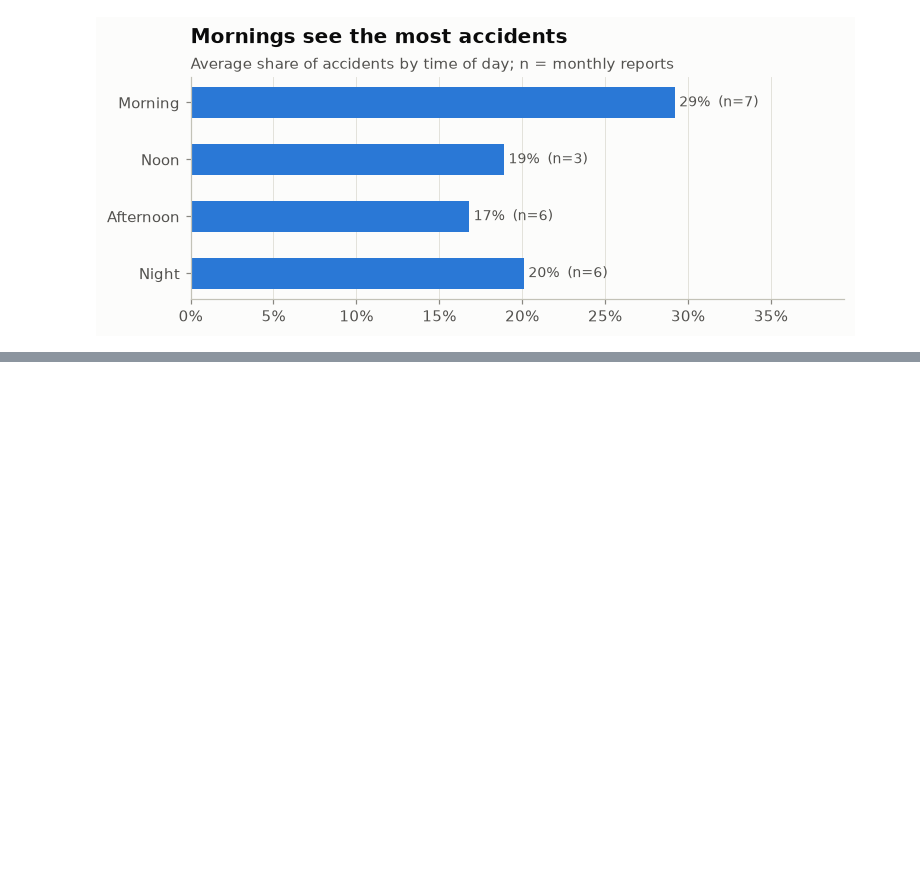
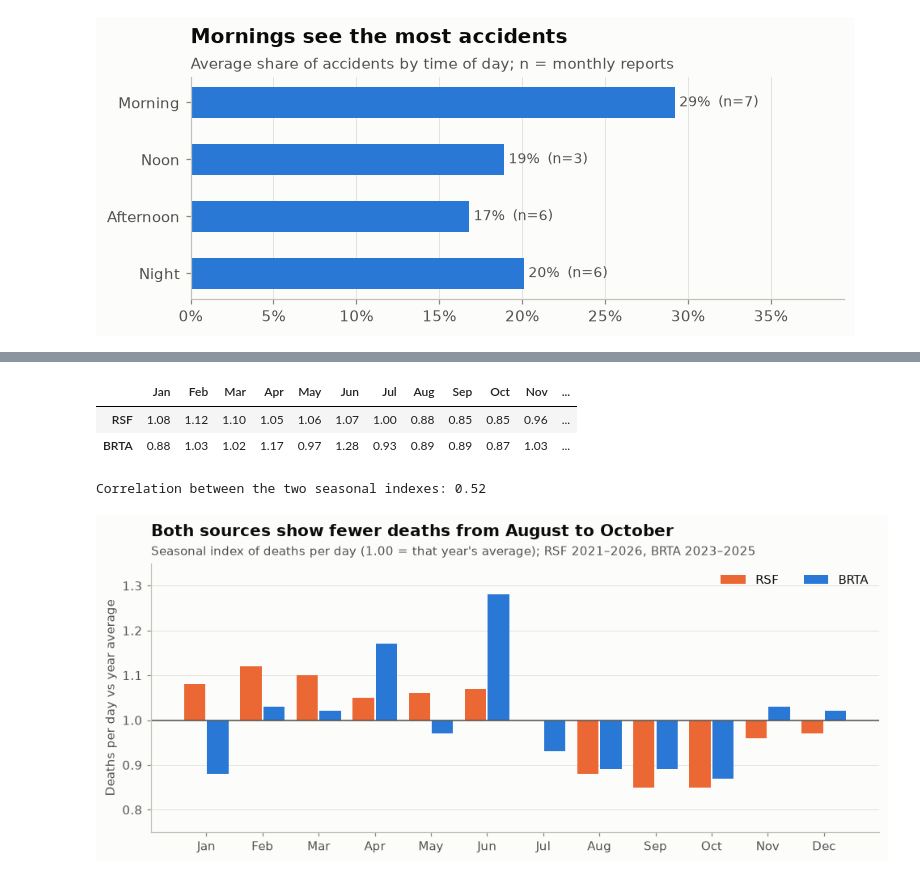
Before and after one commit to MehrazRumman/BD-Road-Accident, a Jupyter notebook: notebooks/02_analysis.ipynb, the cells around one changed output, grey strips where cells are left out. Saved outputs shown, nothing was run; the diff lists cells and outputs as text; code cells hidden in the pictures; blank space fills up the shorter version.

```diff
--- a/notebooks/02_analysis.ipynb
+++ b/notebooks/02_analysis.ipynb
@@ -576 +728,31 @@ save(fig, "11_time_of_day")
+# %%
+b3 = brta[brta["year"].isin(FULL_BRTA_YEARS) & ~((brta["year"] == 2024) & (brta["month"] == 8))].copy()
+b3["index"] = b3["deaths_per_day"] / b3.groupby("year")["deaths_per_day"].transform("mean")
+brta_idx = b3.groupby("month")["index"].mean().reindex(range(1, 13))
+brta_idx.index = MONTHS
+seasonal_cmp = pd.DataFrame({"RSF": season_idx["mean"], "BRTA": brta_idx}).round(2)
+seasonal_cmp.T
+# %% [output]
+|  | Jan | Feb | Mar | Apr | May | Jun | Jul | Aug | Sep | Oct | Nov | ... |
+| RSF | 1.08 | 1.12 | 1.10 | 1.05 | 1.06 | 1.07 | 1.00 | 0.88 | 0.85 | 0.85 | 0.96 | ... |
+| BRTA | 0.88 | 1.03 | 1.02 | 1.17 | 0.97 | 1.28 | 0.93 | 0.89 | 0.89 | 0.87 | 1.03 | ... |
+# %%
+fig, ax = plt.subplots(figsize=(9, 4))
+x = np.arange(12)
+w = 0.38
+for i, (col, color) in enumerate([("RSF", ORANGE), ("BRTA", BLUE)]):
+    ax.bar(x + (i - 0.5) * (w + 0.03), seasonal_cmp[col] - 1, bottom=1, width=w, color=color, label=col)
+ax.axhline(1, color=INK2, lw=1)
+ax.set_xticks(x, MONTHS)
+ax.set_ylim(0.75, 1.35)
+ax.set_ylabel("Deaths per day vs year average")
+ax.grid(axis="x", visible=False)
+ax.legend(loc="upper right", ncol=2)
+titled(ax, "Both sources show fewer deaths from August to October",
+       "Seasonal index of deaths per day (1.00 = that year's average); RSF 2021–2026, BRTA 2023–2025")
+save(fig, "15_seasonal_both")
+print(f"Correlation between the two seasonal indexes: {seasonal_cmp['RSF'].corr(seasonal_cmp['BRTA']):.2f}")
+# %% [output]
+Correlation between the two seasonal indexes: 0.52
+[figure, added]
 # %% [markdown]
```
Also changed, not shown: parts of 24 cells of this notebook, 9 other files.
